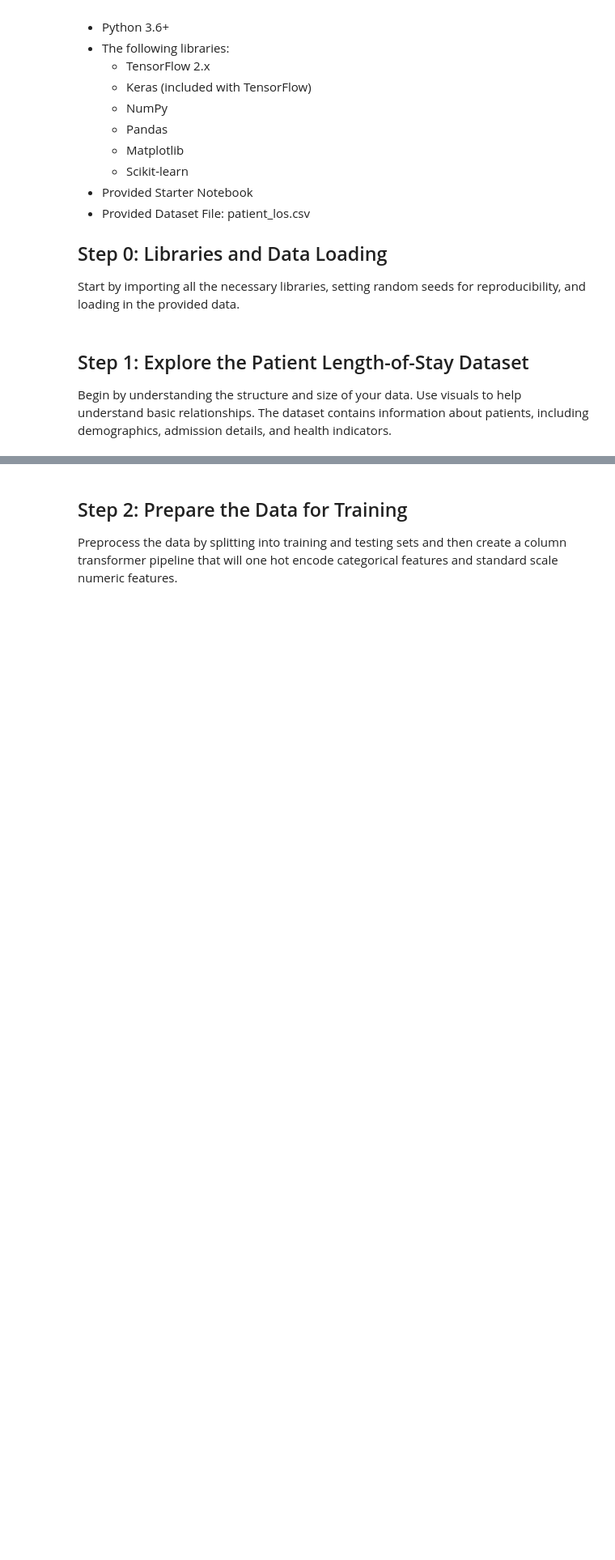
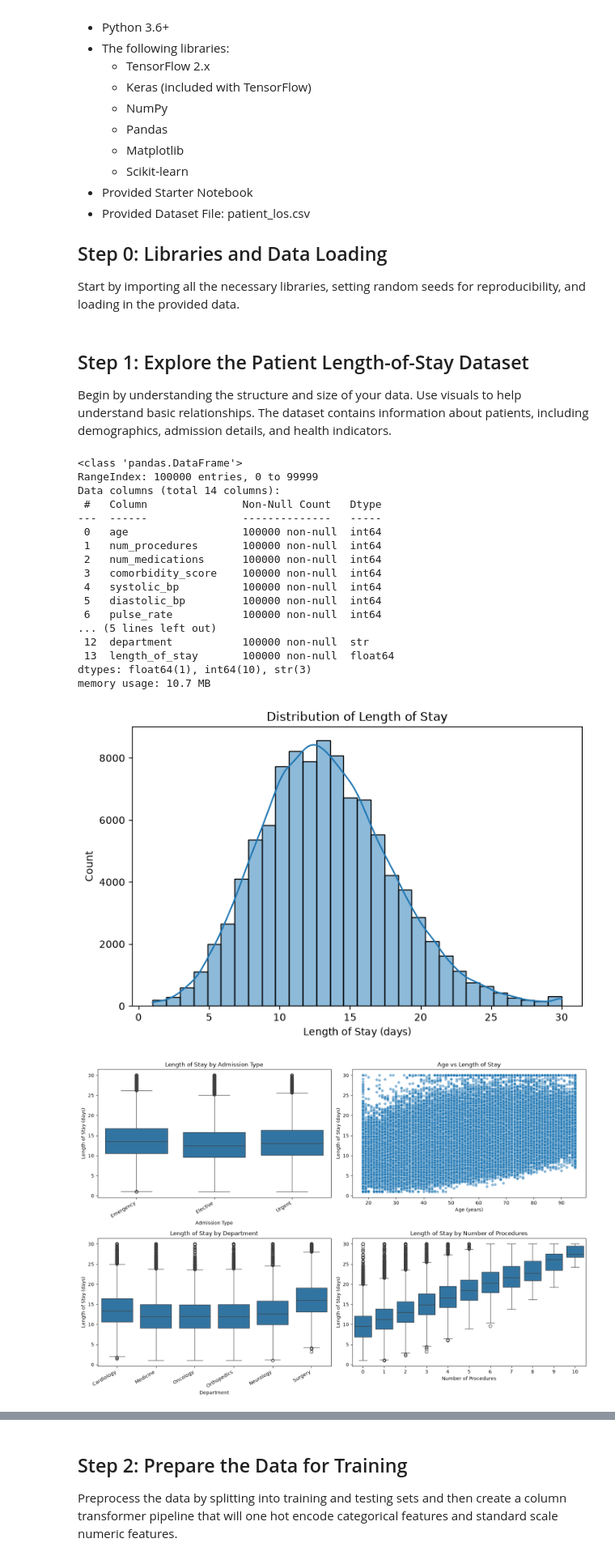
Before and after one commit to donjuel003/Fundamentals-of-Neural-Networks, a Jupyter notebook: nn_fundamentals_lab.ipynb, the cells around one changed output, grey strips where cells are left out. Shown at 81% size. Cells and saved outputs as stored; diff of their text form; code cells hidden in the pictures; blank space fills up the shorter version.

```diff
--- a/nn_fundamentals_lab.ipynb
+++ b/nn_fundamentals_lab.ipynb
@@ -55,40 +55,84 @@ data = pd.read_csv('patient_los.csv')
 Begin by understanding the structure and size of your data. Use visuals to help understand basic relationships. The dataset contains information about patients, including demographics, admission details, and health indicators.
 # %%
 # Display basic information about the dataset
-None
+data.info()
 
 # Display basic statistics
-None
+data.describe(include="all")
 
 # Check for missing values
-None
+data.isna().sum().sort_values(ascending=False)
 
 # Visualize the distribution of the target variable (length of stay)
-None
+plt.figure(figsize=(8, 5))
+sns.histplot(data["length_of_stay"], kde=True, bins=30)
+plt.title("Distribution of Length of Stay")
+plt.xlabel("Length of Stay (days)")
+plt.ylabel("Count")
+plt.show()
 
 # Explore relationships between features and target
 plt.figure(figsize=(15, 10))
 
 # Admission type
 plt.subplot(2, 2, 1)
-None
+sns.boxplot(data=data, x="admission_type", y="length_of_stay")
+plt.title("Length of Stay by Admission Type")
+plt.xlabel("Admission Type")
+plt.ylabel("Length of Stay (days)")
+plt.xticks(rotation=30, ha="right")
 
 # Age
 plt.subplot(2, 2, 2)
-None
+sns.scatterplot(data=data, x="age", y="length_of_stay", alpha=0.5)
+plt.title("Age vs Length of Stay")
+plt.xlabel("Age (years)")
+plt.ylabel("Length of Stay (days)")
 
 # Department
 plt.subplot(2, 2, 3)
-None
+sns.boxplot(data=data, x="department", y="length_of_stay")
+plt.title("Length of Stay by Department")
+plt.xlabel("Department")
+plt.ylabel("Length of Stay (days)")
+plt.xticks(rotation=30, ha="right")
 
 # Number of Procedures
 plt.subplot(2, 2, 4)
-None
+sns.boxplot(data=data, x="num_procedures", y="length_of_stay")
+plt.title("Length of Stay by Number of Procedures")
+plt.xlabel("Number of Procedures")
+plt.ylabel("Length of Stay (days)")
 
 plt.tight_layout()
 plt.show()
 
 # Calculate correlations with the target variable (numeric only)
-correlations = None
+correlations = (
+    data.select_dtypes(include=np.number)
+      .corr()["length_of_stay"]
+      .drop("length_of_stay")
+      .sort_values(ascending=False)
+)
 print("\nFeature correlations with length of stay:")
 print(correlations)
+# %% [output]
+<class 'pandas.DataFrame'>
+RangeIndex: 100000 entries, 0 to 99999
+Data columns (total 14 columns):
+ #   Column               Non-Null Count   Dtype
+---  ------               --------------   -----
+ 0   age                  100000 non-null  int64
+ 1   num_procedures       100000 non-null  int64
+ 2   num_medications      100000 non-null  int64
+ 3   comorbidity_score    100000 non-null  int64
+ 4   systolic_bp          100000 non-null  int64
+ 5   diastolic_bp         100000 non-null  int64
+ 6   pulse_rate           100000 non-null  int64
+... (5 lines left out)
+ 12  department           100000 non-null  str
+ 13  length_of_stay       100000 non-null  float64
+dtypes: float64(1), int64(10), str(3)
+memory usage: 10.7 MB
+[figure, added]
+[figure, added]
```
Also changed, not shown: parts of 7 cells of this notebook.
